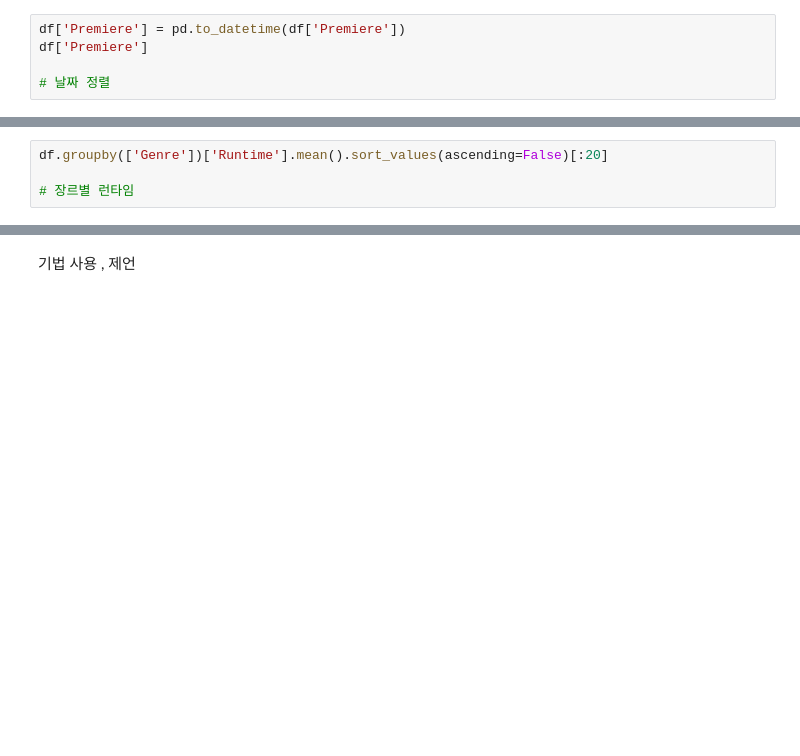
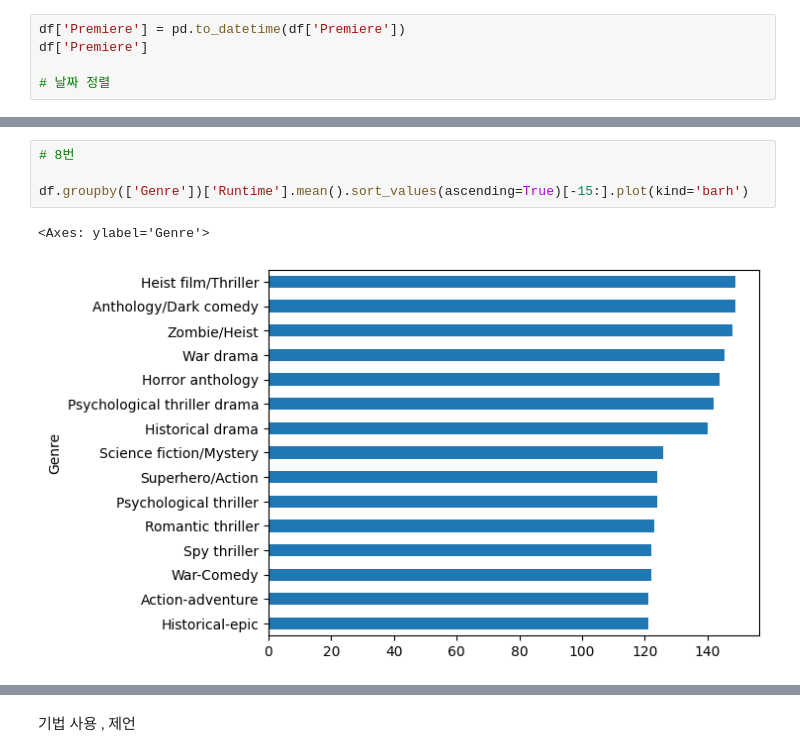
Before and after one commit to GRetriever/Data-Analysis-Project, a Jupyter notebook: Netflix/Netflix.ipynb, the cells around one changed output, grey strips where cells are left out. Cells and saved outputs as stored; diff of their text form; blank space fills up the shorter version.

```diff
--- a/Netflix/Netflix.ipynb
+++ b/Netflix/Netflix.ipynb
@@ -68,5 +82,8 @@ df.groupby(df['Premiere'].dt.month).size()
 # %%
-df.groupby(['Genre'])['Runtime'].mean().sort_values(ascending=False)[:20]
+# 8번
 
-# 장르별 런타임
+df.groupby(['Genre'])['Runtime'].mean().sort_values(ascending=True)[-15:].plot(kind='barh')
+# %% [output]
+<Axes: ylabel='Genre'>
+[figure, added]
 # %%
```
Also changed, not shown: parts of 35 cells of this notebook.
